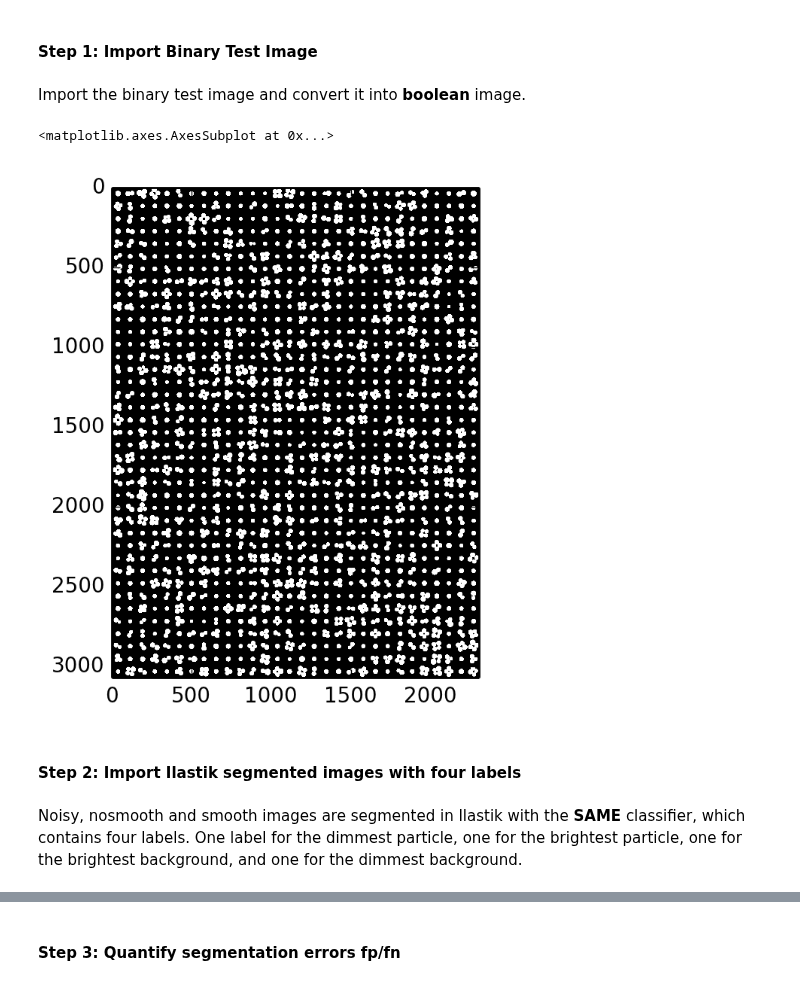
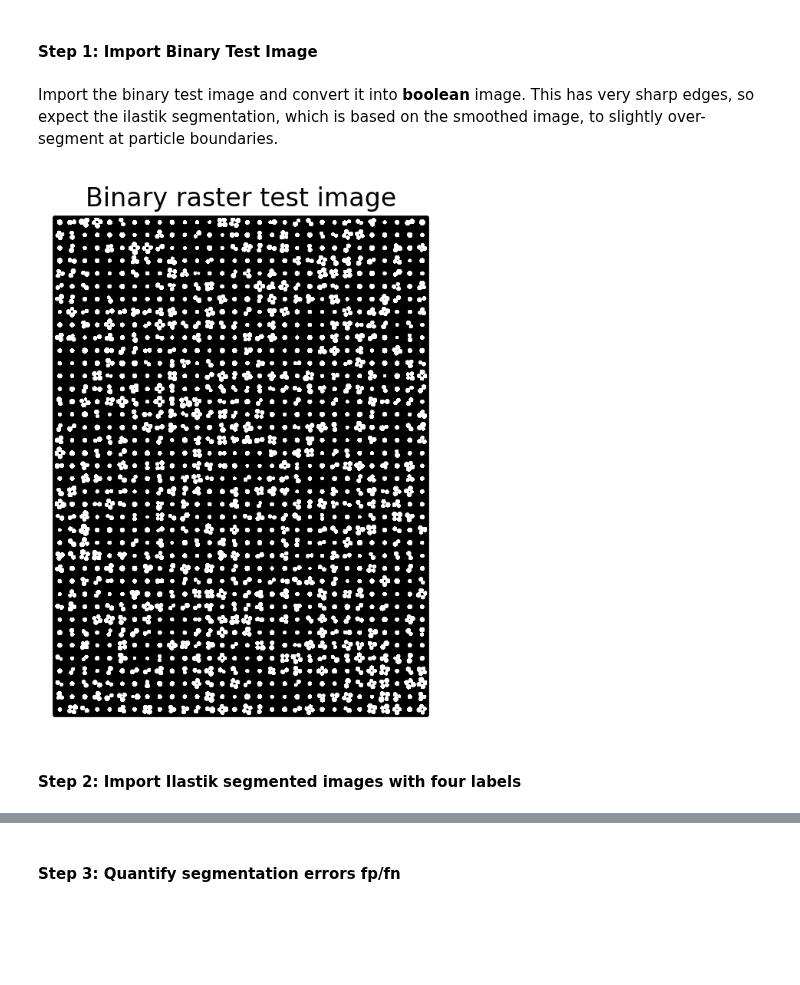
Before and after one commit to hughesadam87/imgproc_supplemental, a Jupyter notebook: Notebooks/ilastik_segmentation.ipynb, the cells around one changed output, grey strips where cells are left out. Cells and saved outputs as stored; diff of their text form; code cells hidden in the pictures; blank space fills up the shorter version.

Commit message:
finished segmentation nb

```diff
--- a/Notebooks/ilastik_segmentation.ipynb
+++ b/Notebooks/ilastik_segmentation.ipynb
@@ -27,14 +24,11 @@ from pyparty.tools.arraytools import segment_summary, differ
 # %% [markdown]
 #### Step 1: Import Binary Test Image
 # %% [markdown]
-Import the binary test image and convert it into **boolean** image.
+Import the binary test image and convert it into **boolean** image.  This has very sharp edges, so expect the ilastik segmentation, which is based on the smoothed image, to slightly over-segment at particle boundaries.
-# %%
-img = io.imread('SEM_test_binary.png') > 0
-showim(img)
-# %% [output]
-<matplotlib.axes.AxesSubplot at 0x...>
-[figure, removed]
+# %%
+binary = load_test_image('SEM_test_binary.png', ).astype('bool')
+showim(binary, nolabel=True, title='Binary raster test image');
+# %% [output]
+[figure, added]
 # %% [markdown]
 #### Step 2: Import Ilastik segmented images with four labels
-# %% [markdown]
-Noisy, nosmooth and smooth images are segmented in Ilastik with the **SAME** classifier, which contains four labels. One label for the dimmest particle, one for the brightest particle, one for the brightest background, and one for the dimmest background.
```
Also changed, not shown: parts of 10 cells of this notebook, 2 other files.
